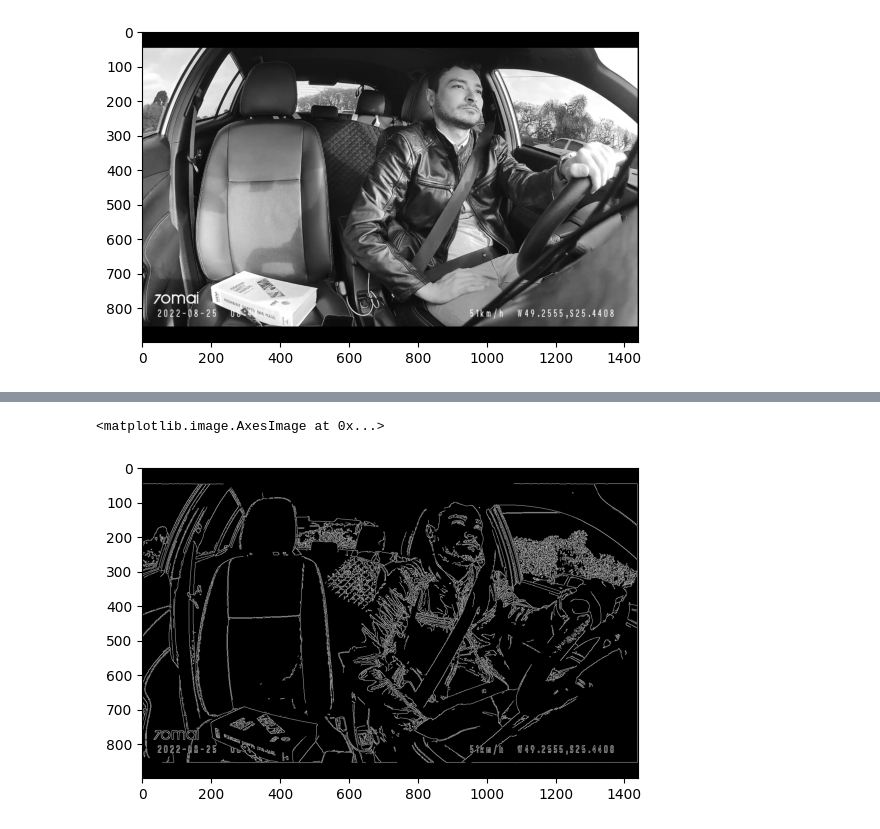
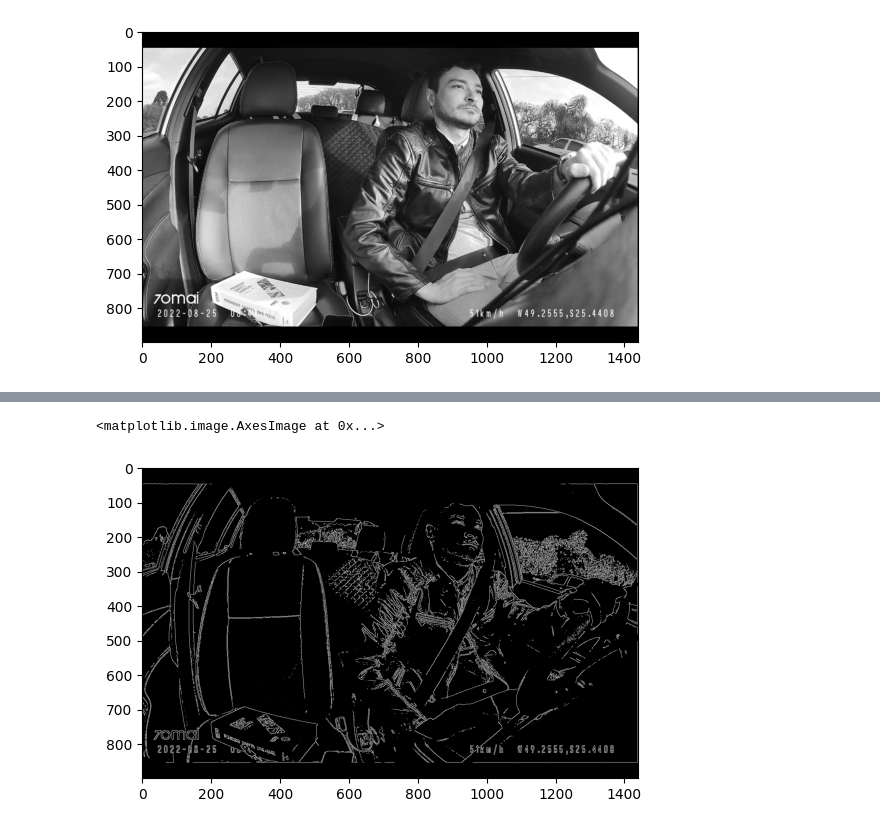
Before and after one commit to inaies/TA1_visao, a Jupyter notebook: main.ipynb, the cells around one changed output, grey strips where cells are left out. Drawn from its saved outputs; the diff is of its cells as text; code cells hidden in the pictures.

```diff
--- a/main.ipynb
+++ b/main.ipynb
@@ -96,10 +122,10 @@ plt.imshow(masked_img, cmap='gray')
 # %%
 # Canny para detecção de bordas
-edges = cv2.Canny(img, 100, 200)
+edges = cv2.Canny(img, 200, 200)
 plt.imshow(edges,cmap="gray")
 # %% [output]
 <matplotlib.image.AxesImage at 0x...>
-[figure, old version]
+[figure, new version]
 # %%
 #Filtro laplaciano
 laplacian = cv2.Laplacian(img, cv2.CV_8U)
```
Also changed, not shown: parts of 9 cells of this notebook.
